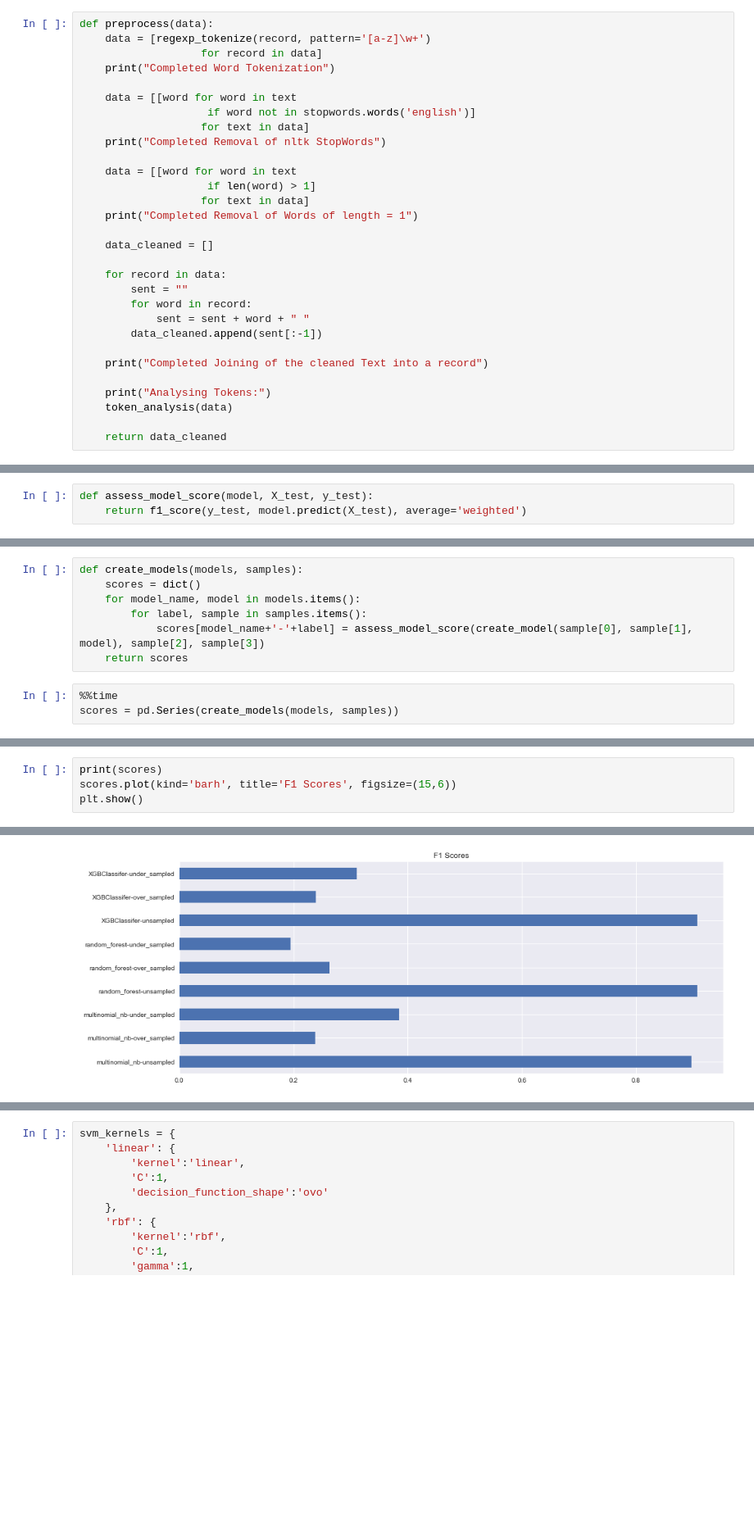
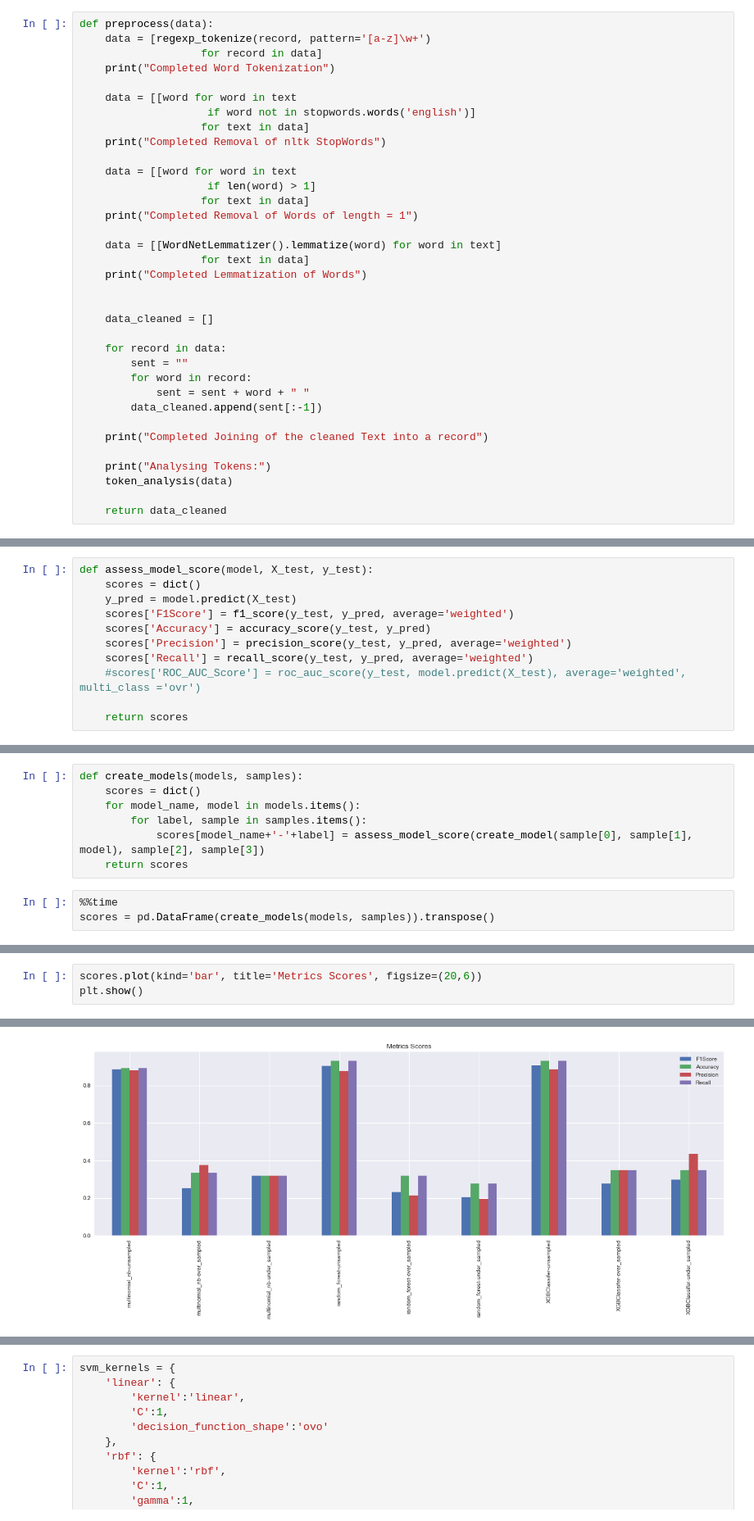
Before and after one commit to snbhattacharjya/Simplilearn, a Jupyter notebook: Capstone Project/E-commerce.ipynb, the cells around one changed output, grey strips where cells are left out. Shown at 82% size. Drawn from its saved outputs; the diff is of its cells as text; blank space fills up the shorter version.

```diff
--- a/Capstone Project/E-commerce.ipynb
+++ b/Capstone Project/E-commerce.ipynb
@@ -59,6 +61,11 @@ def preprocess(data):
                    for text in data]
     print("Completed Removal of Words of length = 1")
 
+    data = [[WordNetLemmatizer().lemmatize(word) for word in text]
+                   for text in data]
+    print("Completed Lemmatization of Words")
+
+
     data_cleaned = []
 
     for record in data:
@@ -112,6 +120,14 @@ def create_train_test_datasets(X, y):
 # %%
 def create_model(X, y, model):
     return model.fit(X, y)
-# %%
-def assess_model_score(model, X_test, y_test):
-    return f1_score(y_test, model.predict(X_test), average='weighted')
+# %%
+def assess_model_score(model, X_test, y_test):
+    scores = dict()
+    y_pred = model.predict(X_test)
+    scores['F1Score'] = f1_score(y_test, y_pred, average='weighted')
+    scores['Accuracy'] = accuracy_score(y_test, y_pred)
+    scores['Precision'] = precision_score(y_test, y_pred, average='weighted')
+    scores['Recall'] = recall_score(y_test, y_pred, average='weighted')
+    #scores['ROC_AUC_Score'] = roc_auc_score(y_test, model.predict(X_test), average='weighted', multi_class ='ovr')
+
+    return scores
@@ -378,5 +454,5 @@ def create_models(models, samples):
     return scores
 # %%
 %%time
-scores = pd.Series(create_models(models, samples))
+scores = pd.DataFrame(create_models(models, samples)).transpose()
 # %% [output]
@@ -384,5 +473,4 @@ Wall time: 21.8 s
 # %%
-print(scores)
-scores.plot(kind='barh', title='F1 Scores', figsize=(15,6))
+scores.plot(kind='bar', title='Metrics Scores', figsize=(20,6))
 plt.show()
 # %% [output]
@@ -399 +477 @@ dtype: float64
-[figure, old version]
+[figure, new version]
```
Also changed, not shown: parts of 38 cells of this notebook.
